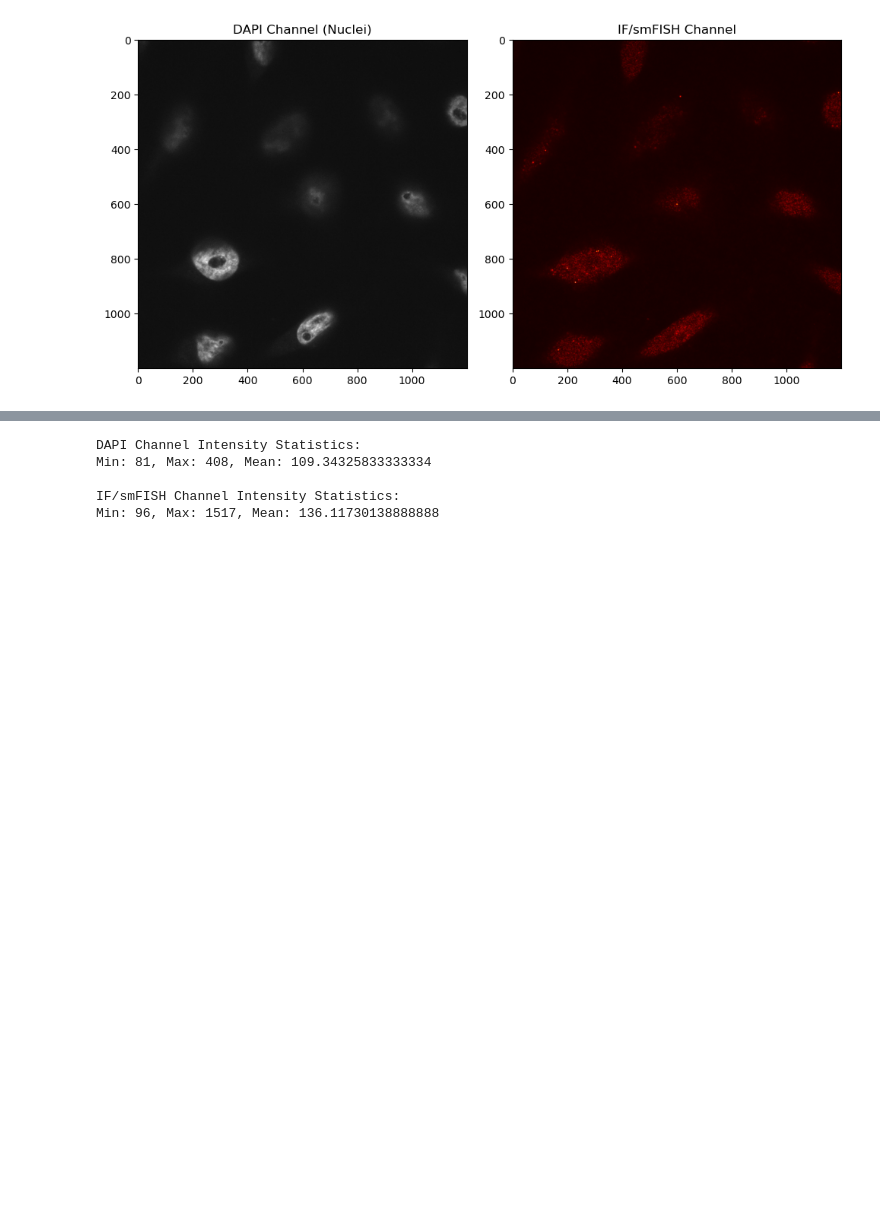
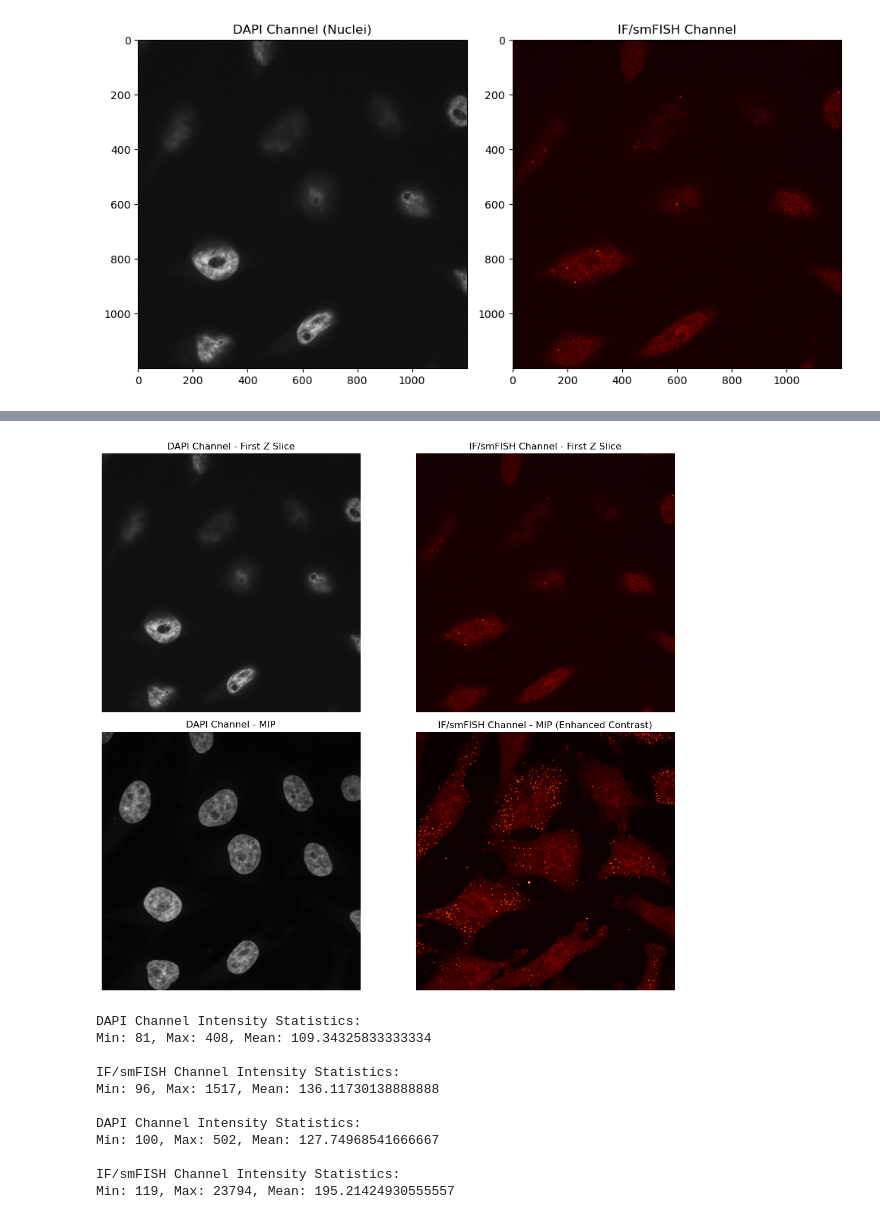
Before and after one commit to AurelioOrtaleFMI/Beginner-Image-Analysis-Course-Setup-for-Biology-Students, a Jupyter notebook: Notebooks/Lesson1.ipynb, the cells around one changed output, grey strips where cells are left out. Cells and saved outputs as stored; diff of their text form; code cells hidden in the pictures; blank space fills up the shorter version.

Commit message:
Add visualization

```diff
--- a/Notebooks/Lesson1.ipynb
+++ b/Notebooks/Lesson1.ipynb
@@ -121,3 +131,48 @@ plt.show()
+# %%
+# Extract first Z-slice
+dapi_z0 = dapi_stk_image
+if_z0 = if_stk_image
+
+# Compute MIP
+dapi_mip = np.max(stk_image_data_1, axis=0)
+if_mip = np.max(stk_image_data_2, axis=0)
+
+# Enhance IF MIP contrast using percentile-based stretching
+
+# Helper: contrast stretching function
+def contrast_stretch(image, low_perc=1, high_perc=99.99):
+    """Rescale image intensity using given percentiles."""
+    low, high = np.percentile(image, (low_perc, high_perc))
+    return np.clip((image - low) / (high - low), 0, 1)
+
+if_mip_normalized = contrast_stretch(if_mip)
+# if_mip_normalized = if_mip #try it once without the contrast setting
+
+# Plot
+fig, axes = plt.subplots(2, 2, figsize=(12, 10))
+
+# DAPI
+axes[0, 0].imshow(dapi_z0, cmap='gray')
+axes[0, 0].set_title('DAPI Channel - First Z Slice')
+
+axes[1, 0].imshow(dapi_mip, cmap='gray')
+axes[1, 0].set_title('DAPI Channel - MIP')
+
+# IF/smFISH
+axes[0, 1].imshow(if_z0, cmap='hot')
+axes[0, 1].set_title('IF/smFISH Channel - First Z Slice')
+
+axes[1, 1].imshow(if_mip_normalized, cmap='hot')
+axes[1, 1].set_title('IF/smFISH Channel - MIP (Enhanced Contrast)')
+
+# Clean up
+for ax in axes.ravel():
+    ax.axis('off')
+
+plt.tight_layout()
+plt.show()
+# %% [output]
+[figure, added]
 # %%
 # Calculate intensity statistics for the DAPI and IF/smFISH channels
 dapi_min = np.min(dapi_stk_image)
@@ -134,9 +189,32 @@ print(f"Min: {dapi_min}, Max: {dapi_max}, Mean: {dapi_mean}")
 
 print("\nIF/smFISH Channel Intensity Statistics:")
 print(f"Min: {if_min}, Max: {if_max}, Mean: {if_mean}")
+print("")
+
+# Calculate intensity statistics for the DAPI and IF/smFISH channels
+dapi_min = np.min(dapi_mip)
+dapi_max = np.max(dapi_mip)
+dapi_mean = np.mean(dapi_mip)
+
+if_min = np.min(if_mip)
+if_max = np.max(if_mip)
+if_mean = np.mean(if_mip)
+
+# Print the intensity statistics
+print("DAPI Channel Intensity Statistics:")
+print(f"Min: {dapi_min}, Max: {dapi_max}, Mean: {dapi_mean}")
+
+print("\nIF/smFISH Channel Intensity Statistics:")
+print(f"Min: {if_min}, Max: {if_max}, Mean: {if_mean}")
 # %% [output]
 DAPI Channel Intensity Statistics:
 Min: 81, Max: 408, Mean: 109.34325833333334
 
 IF/smFISH Channel Intensity Statistics:
 Min: 96, Max: 1517, Mean: 136.11730138888888
+
+DAPI Channel Intensity Statistics:
+Min: 100, Max: 502, Mean: 127.74968541666667
+
+IF/smFISH Channel Intensity Statistics:
+Min: 119, Max: 23794, Mean: 195.21424930555557
```
Also changed, not shown: parts of 4 cells of this notebook.
